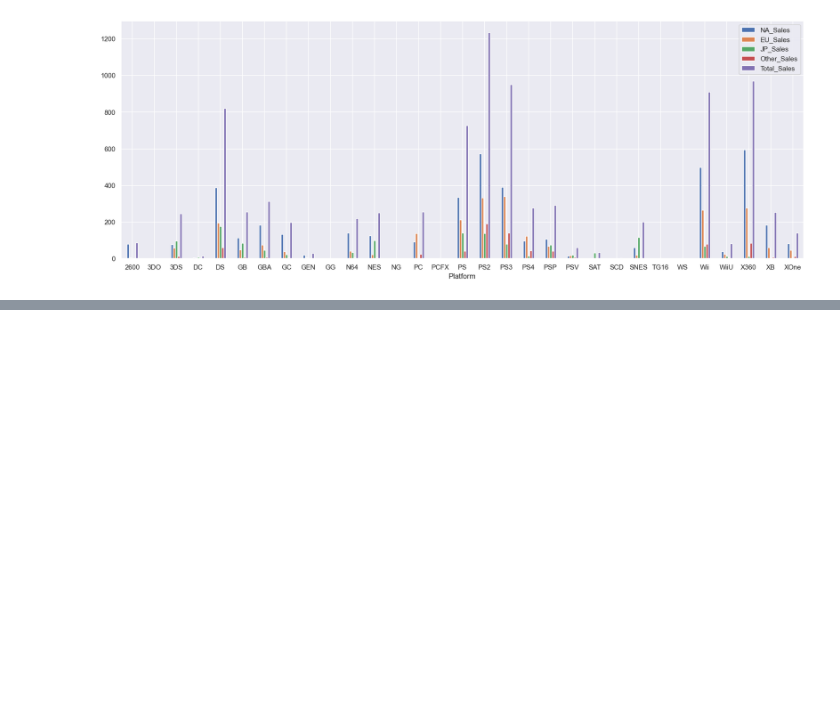
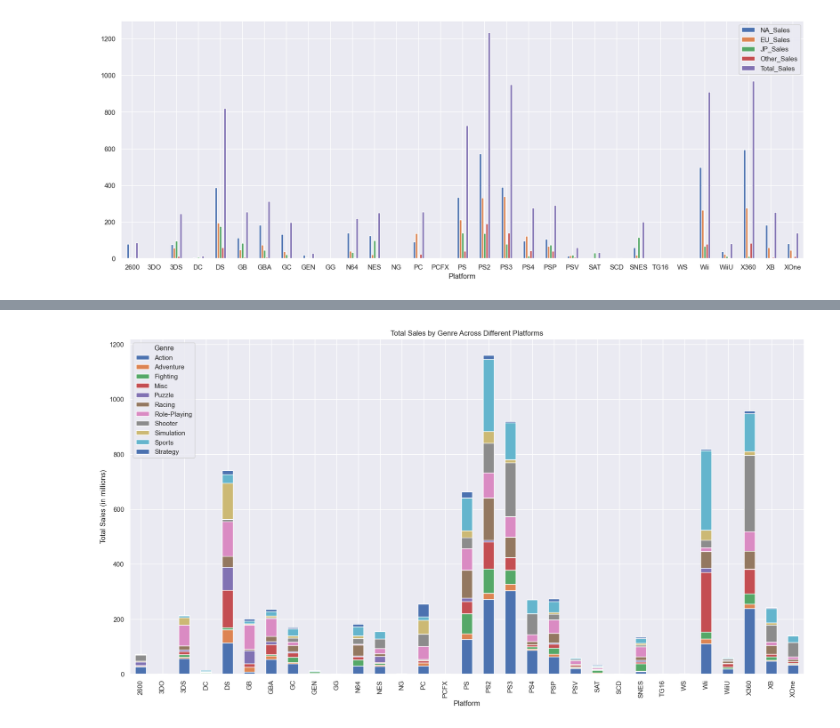
Before and after one commit to IgorJordany/AED, a Jupyter notebook: Trabalho final/main.ipynb, the cells around one changed output, grey strips where cells are left out. Saved outputs shown, nothing was run; the diff lists cells and outputs as text; code cells hidden in the pictures; blank space fills up the shorter version.

Commit message:
plot

```diff
--- a/Trabalho final/main.ipynb
+++ b/Trabalho final/main.ipynb
@@ -286,0 +240,28 @@ platform_genre_sales
+# %%
+plataform_sales_region = pd.DataFrame({
+    'Total_Sales': game_sales_df.groupby(["Platform","Genre"])['Global_Sales'].sum()
+    }).reset_index()
+
+platform_genre_sales = plataform_sales_region.pivot_table('Total_Sales',['Platform'], 'Genre')
+# Dropping the 'Platform' column if it already exists
+if 'Platform' in platform_genre_sales.columns:
+    platform_genre_sales = platform_genre_sales.drop(columns=['Platform'])
+
+# Resetting the index to ensure 'Platform' is a column
+platform_genre_sales_reset = platform_genre_sales.reset_index()
+
+# Plotting a bar chart for the adjusted dataframe
+platform_genre_sales_reset.plot(
+    x='Platform',
+    kind='bar',
+    stacked=True,
+    figsize=(20, 10),
+    title='Total Sales by Genre Across Different Platforms'
+)
+
+plt.ylabel('Total Sales (in millions)')
+plt.xlabel('Platform')
+plt.legend(title='Genre')
+plt.show()
+# %% [output]
+[figure, added]
```
Also changed, not shown: parts of 3 cells of this notebook.
